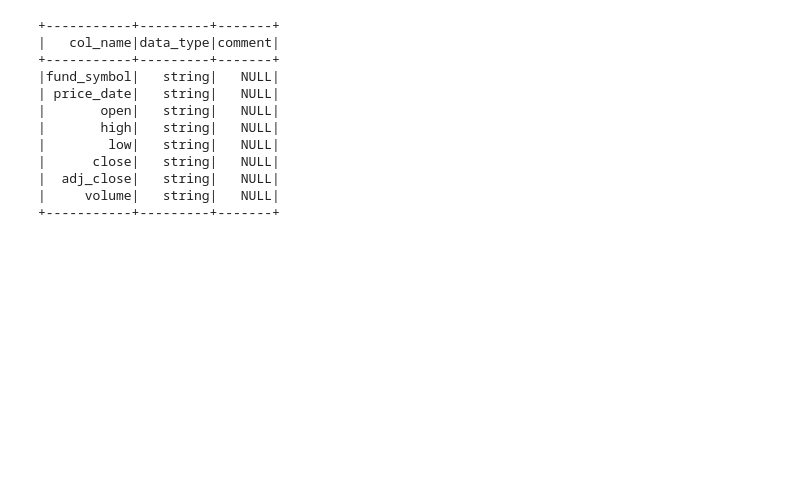
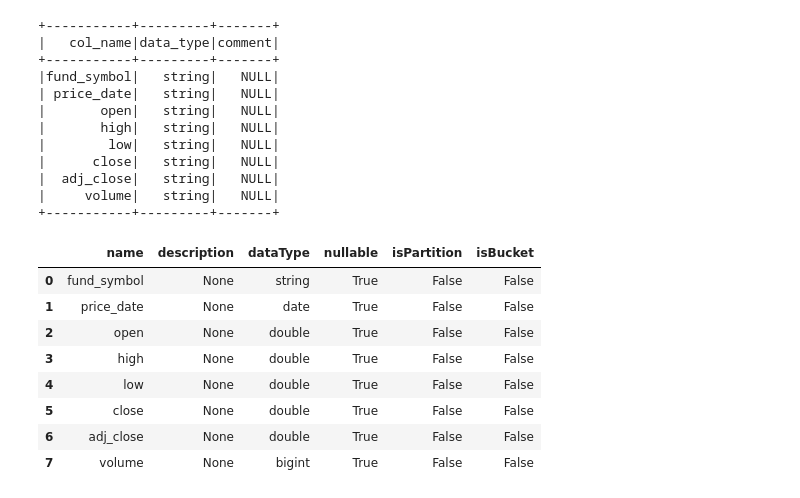
Before and after one commit to TRegan5/Project_4, a Jupyter notebook: daily_etfs_sql.ipynb, the cells around one changed output. Saved outputs shown, nothing was run; the diff lists cells and outputs as text; code cells hidden in the pictures; blank space fills up the shorter version.

```diff
--- a/daily_etfs_sql.ipynb
+++ b/daily_etfs_sql.ipynb
@@ -198,3 +236,16 @@ spark.sql('''
 |  adj_close|   string|   NULL|
 |     volume|   string|   NULL|
 +-----------+---------+-------+
+# %%
+prices_column_info = pd.DataFrame(spark.catalog.listColumns('etfprices'))
+prices_column_info
+# %% [output]
+|  | name | description | dataType | nullable | isPartition | isBucket |
+| 0 | fund_symbol | None | string | True | False | False |
+| 1 | price_date | None | date | True | False | False |
+| 2 | open | None | double | True | False | False |
+| 3 | high | None | double | True | False | False |
+| 4 | low | None | double | True | False | False |
+| 5 | close | None | double | True | False | False |
+| 6 | adj_close | None | double | True | False | False |
+| 7 | volume | None | bigint | True | False | False |
```
Also changed, not shown: parts of 10 cells of this notebook.
